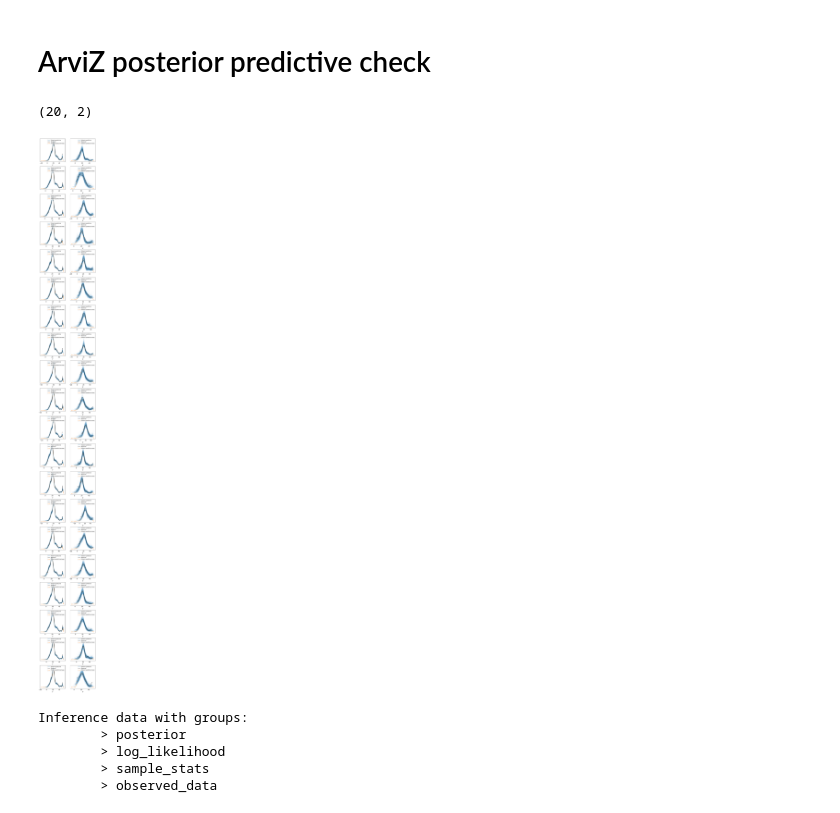
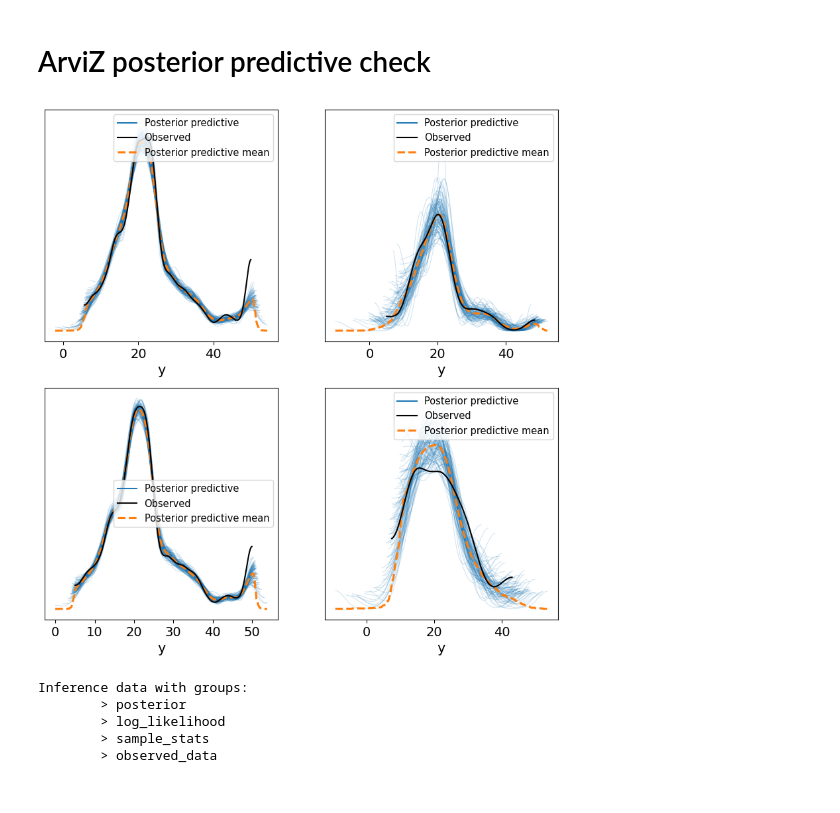
Before and after one commit to Snailed/thesis-code, a Jupyter notebook: notebooks/plot_uci.ipynb, the cells around one changed output. Cells and saved outputs as stored; diff of their text form; code cells hidden in the pictures.

```diff
--- a/notebooks/plot_uci.ipynb
+++ b/notebooks/plot_uci.ipynb
@@ -18,7 +18,8 @@ from datasets.synthetic import SyntheticDataset
 from datasets.uci import UCIDataset, dataset_names, load_standard_splits
 # %%
 # Adjust as needed
-SAMPLE_PATH = "../samples/2025-02-10T15:19:10.419921"
+SAMPLE_PATH = "../samples/2025-02-11T14:41:52.070009"
+SAMPLE_PATH = SAMPLE_PATH + "/HMC"
 SEED = 10
 # %% [markdown]
 # Load models
@@ -88,26 +75,25 @@ pd.DataFrame(table)
 # %%
 key = jax.random.PRNGKey(SEED)
 keys = jax.random.split(key, (len(models), 2))
 fig, axs = plt.subplots(len(models), 2, figsize=(10, 5*len(models)))
 for (key_tr, key_te), d, row in zip(keys, models, range(len(models))):
     model = bnns.model_configs.__dict__[d["model"]]
     predictive = Predictive(model, posterior_samples=d["samples"], return_sites=["y"], batch_ndims=2, parallel=True)
     dataset = UCIDataset(d["dataset"])
     split = load_standard_splits(True)[d["dataset"]][d["split"]]
     train_X = dataset.data[split["tr"]][:, :-1]
     train_y = dataset.data[split["tr"]][:, -1]
     test_X = dataset.data[split["te"]][:, :-1]
     test_y = dataset.data[split["te"]][:, -1]
     predictive_ys = predictive(key_tr, X=train_X, y=None, D_Y=1)["y"]
     az_data = az.from_dict(posterior_samples=d["az_data"].posterior, constant_data={"X": train_X}, posterior_predictive={"y": predictive_ys}, observed_data={"y": train_y})
-    az.plot_ppc(az_data, data_pairs={"y": "y"}, ax=axs[row, 0], kind="kde", num_pp_samples=200)
+    az.plot_ppc(az_data, data_pairs={"y": "y"}, ax=axs[row, 0], kind="kde")
 
     predictive_ys = predictive(key_te, X=test_X, y=None, D_Y=1)["y"]
     az_data = az.from_dict(posterior_samples=d["az_data"].posterior, constant_data={"X": test_X}, posterior_predictive={"y": predictive_ys}, observed_data={"y": test_y})
-    az.plot_ppc(az_data, data_pairs={"y": "y"}, ax=axs[row, 1], kind="kde", num_pp_samples=200)
+    az.plot_ppc(az_data, data_pairs={"y": "y"}, ax=axs[row, 1], kind="kde")
 # %% [output]
-(20, 2)
-[figure, old version]
+[figure, new version]
 # %%
 d["az_data"]
 # %% [output]
```
Also changed, not shown: parts of 1 cell of this notebook, 4 other files.
